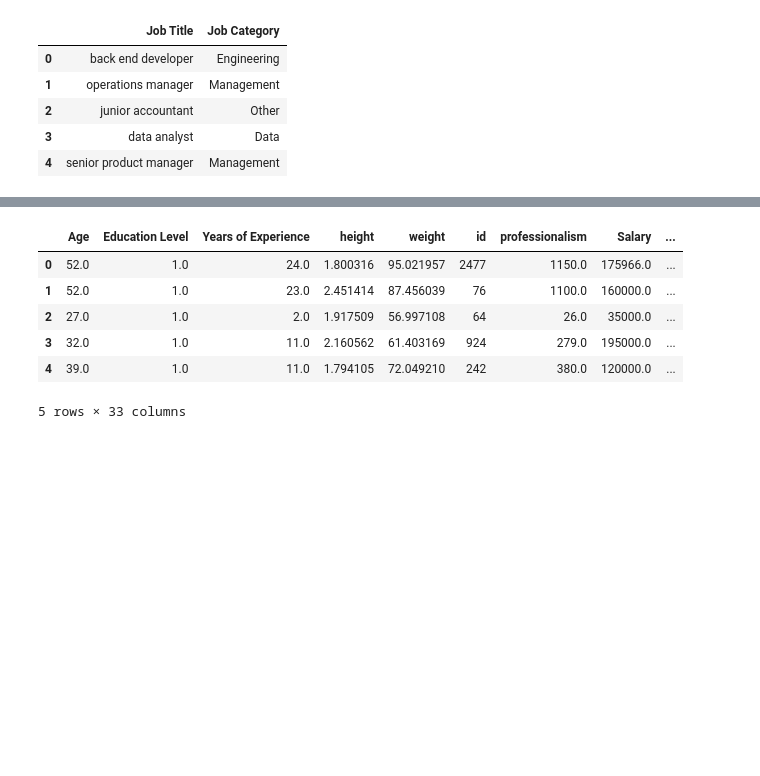
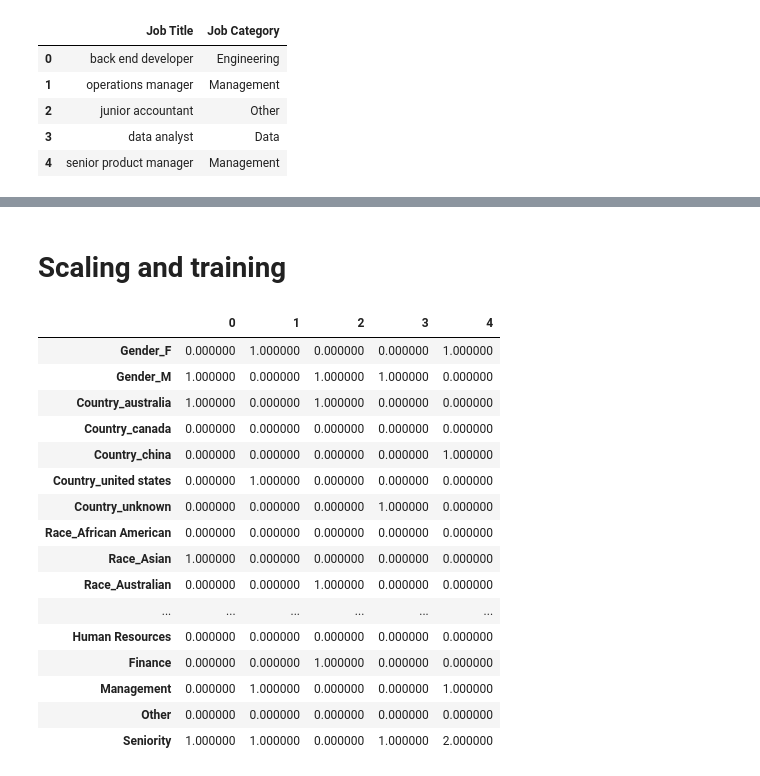
Before and after one commit to AndroZa0812/NayaProject3, a Jupyter notebook: Regression_Project.ipynb, the cells around one changed output, grey strips where cells are left out. Cells and saved outputs as stored; diff of their text form; code cells hidden in the pictures; blank space fills up the shorter version.

```diff
--- a/Regression_Project.ipynb
+++ b/Regression_Project.ipynb
@@ -728,19 +825,2 @@ train_data[['Job Title', 'Seniority Level']].head()
-# %%
-# Encoding the remaining categorical columns, "Job Category" and "Seniority Level
-
-# Dropping the original "Job Title" column
-train_data = train_data.drop(columns=['Job Title'])
-
-# Applying one-hot encoding to "Job Category" and "Seniority Level" columns
-train_data = pd.get_dummies(train_data, columns=['Job Category', 'Seniority Level'], drop_first=True)
-
-# Displaying the first few rows of the final encoded data
-train_data.head()
-# %% [output]
-|  | Age | Education Level | Years of Experience | height | weight | id | professionalism | Salary | ... |
-| 0 | 52.0 | 1.0 | 24.0 | 1.800316 | 95.021957 | 2477 | 1150.0 | 175966.0 | ... |
-| 1 | 52.0 | 1.0 | 23.0 | 2.451414 | 87.456039 | 76 | 1100.0 | 160000.0 | ... |
-| 2 | 27.0 | 1.0 | 2.0 | 1.917509 | 56.997108 | 64 | 26.0 | 35000.0 | ... |
-| 3 | 32.0 | 1.0 | 11.0 | 2.160562 | 61.403169 | 924 | 279.0 | 195000.0 | ... |
-| 4 | 39.0 | 1.0 | 11.0 | 1.794105 | 72.049210 | 242 | 380.0 | 120000.0 | ... |
-5 rows × 33 columns
+# %% [markdown]
+# Scaling and training
@@ -747,23 +853,20 @@ train_data.head()
 # %%
-# Standardizing the numerical features
-
-# TODO: Standardizing only the following columns:  Age, Years of Experience, height, weight, professionalism, Salary
-
-# Importing the StandardScaler
-from sklearn.preprocessing import StandardScaler
-
-# Separating the features (X) and target variable (y)
-X = data_encoded_final.drop(columns=['Salary'])
-y = data_encoded_final['Salary']
-
-# Initializing the StandardScaler
-scaler = StandardScaler()
-
-# Fitting and transforming the features
-X_scaled = scaler.fit_transform(X)
-
-# Converting the scaled features to a DataFrame
-X_scaled_df = pd.DataFrame(X_scaled, columns=X.columns)
-
-# Displaying the first few rows of the scaled features
-X_scaled_df.head()
+transformed_train_data.head().T
+# %% [output]
+|  | 0 | 1 | 2 | 3 | 4 |
+| Gender_F | 0.000000 | 1.000000 | 0.000000 | 0.000000 | 1.000000 |
+| Gender_M | 1.000000 | 0.000000 | 1.000000 | 1.000000 | 0.000000 |
+| Country_australia | 1.000000 | 0.000000 | 1.000000 | 0.000000 | 0.000000 |
+| Country_canada | 0.000000 | 0.000000 | 0.000000 | 0.000000 | 0.000000 |
+| Country_china | 0.000000 | 0.000000 | 0.000000 | 0.000000 | 1.000000 |
+| Country_united states | 0.000000 | 1.000000 | 0.000000 | 0.000000 | 0.000000 |
+| Country_unknown | 0.000000 | 0.000000 | 0.000000 | 1.000000 | 0.000000 |
+| Race_African American | 0.000000 | 0.000000 | 0.000000 | 0.000000 | 0.000000 |
+| Race_Asian | 1.000000 | 0.000000 | 0.000000 | 0.000000 | 0.000000 |
+| Race_Australian | 0.000000 | 0.000000 | 1.000000 | 0.000000 | 0.000000 |
+| ... | ... | ... | ... | ... | ... |
+| Human Resources | 0.000000 | 0.000000 | 0.000000 | 0.000000 | 0.000000 |
+| Finance | 0.000000 | 0.000000 | 1.000000 | 0.000000 | 0.000000 |
+| Management | 0.000000 | 1.000000 | 0.000000 | 0.000000 | 1.000000 |
+| Other | 0.000000 | 0.000000 | 0.000000 | 0.000000 | 0.000000 |
+| Seniority | 1.000000 | 1.000000 | 0.000000 | 1.000000 | 2.000000 |
```
Also changed, not shown: parts of 24 cells of this notebook, 2 other files.
